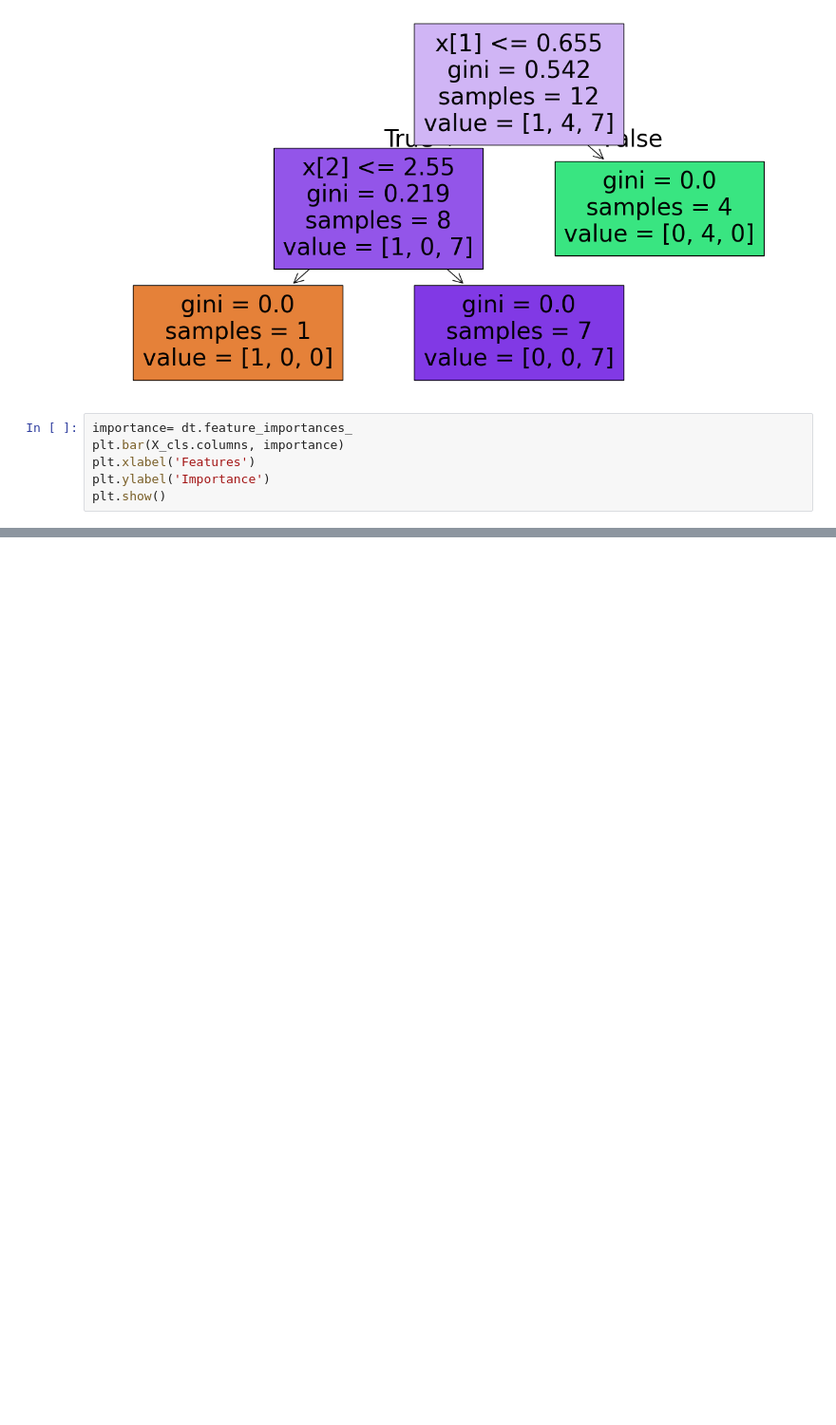
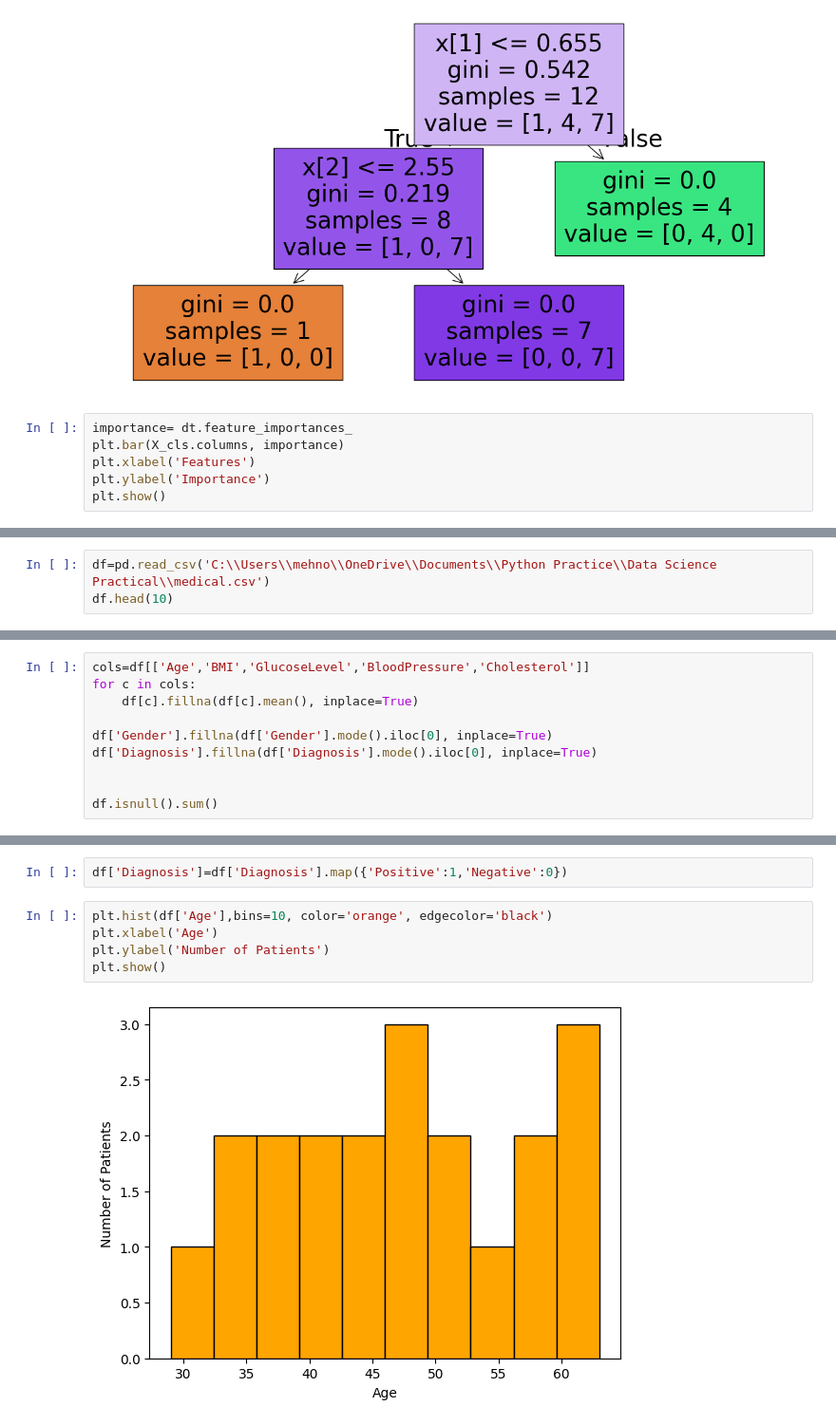
Before and after one commit to ManoFayyaz/Python-Practice, a Jupyter notebook: Data Science Practical/DS_1.ipynb, the cells around one changed output, grey strips where cells are left out. Shown at 95% size. Drawn from its saved outputs; the diff is of its cells as text; blank space fills up the shorter version.

Commit message:
sample 3 data sciene

```diff
--- a/Data Science Practical/DS_1.ipynb
+++ b/Data Science Practical/DS_1.ipynb
@@ -322,0 +330,3 @@ plt.show()
+# %%
+df=pd.read_csv('C:\\Users\\mehno\\OneDrive\\Documents\\Python Practice\\Data Science Practical\\medical.csv')
+df.head(10)
@@ -322,0 +357,10 @@ plt.show()
+# %%
+cols=df[['Age','BMI','GlucoseLevel','BloodPressure','Cholesterol']]
+for c in cols:
+    df[c].fillna(df[c].mean(), inplace=True)
+
+df['Gender'].fillna(df['Gender'].mode().iloc[0], inplace=True)
+df['Diagnosis'].fillna(df['Diagnosis'].mode().iloc[0], inplace=True)
+
+
+df.isnull().sum()
@@ -322,0 +395,9 @@ plt.show()
+# %%
+df['Diagnosis']=df['Diagnosis'].map({'Positive':1,'Negative':0})
+# %%
+plt.hist(df['Age'],bins=10, color='orange', edgecolor='black')
+plt.xlabel('Age')
+plt.ylabel('Number of Patients')
+plt.show()
+# %% [output]
+[figure, added]
```
Also changed, not shown: parts of 15 cells of this notebook, 2 other files.
